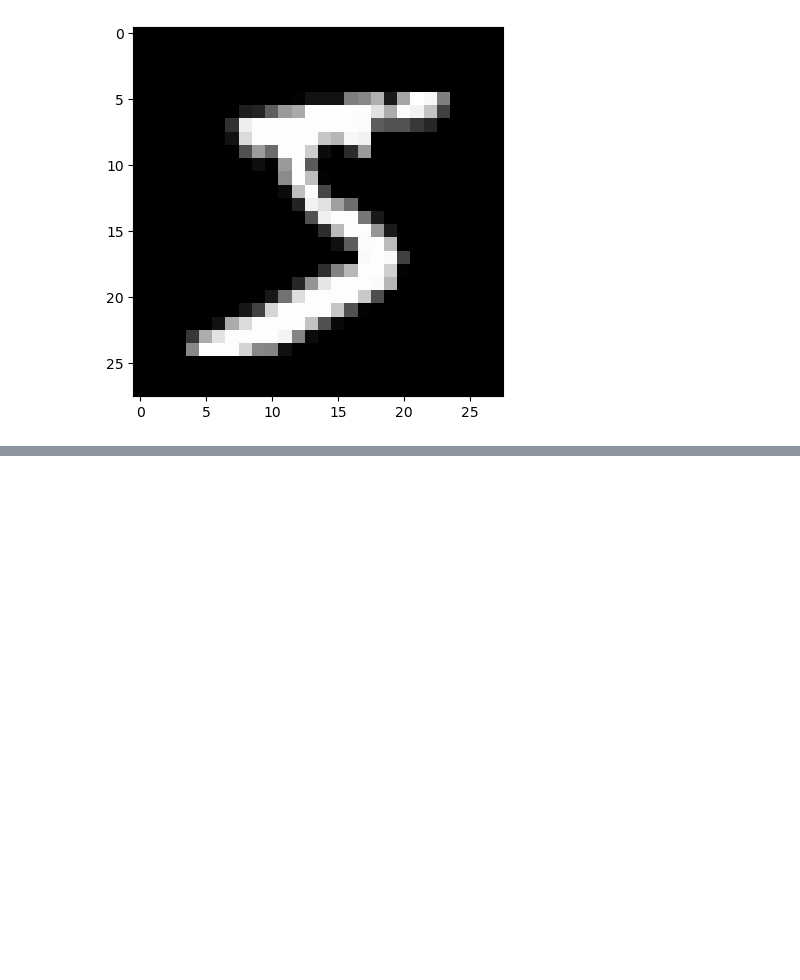
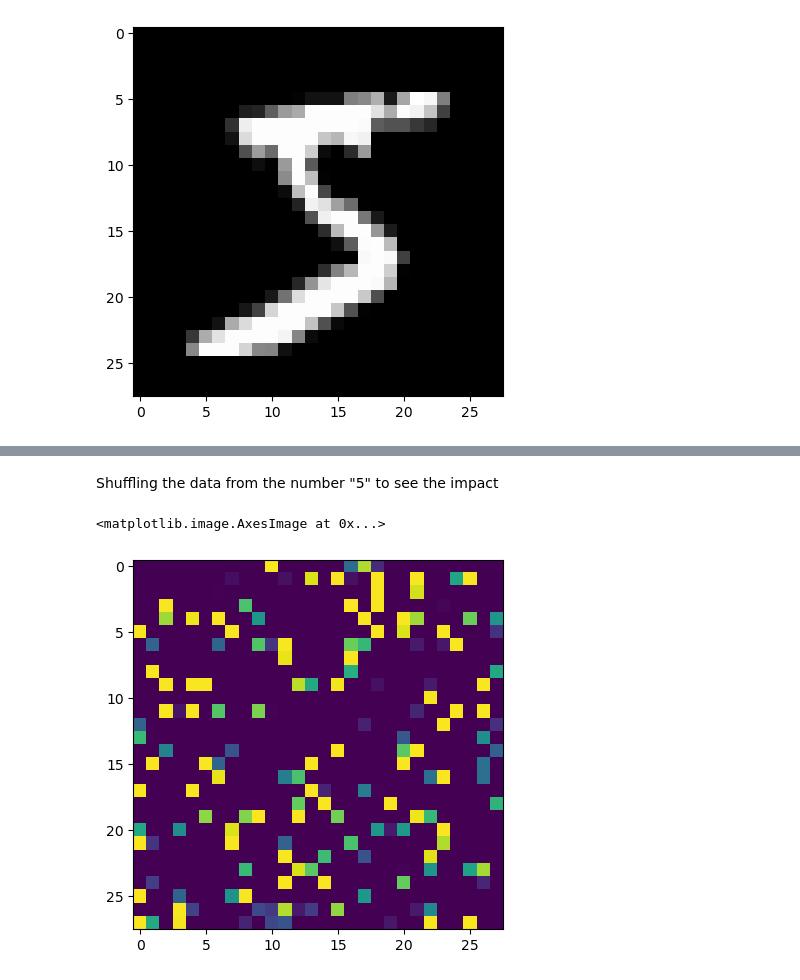
Before and after one commit to Efrazar/Bio-AI-foundations, a Jupyter notebook: Inside_Deep_Learning/03_Convolutional_Neuroal_Networks.ipynb, the cells around one changed output, grey strips where cells are left out. Saved outputs shown, nothing was run; the diff lists cells and outputs as text; code cells hidden in the pictures; blank space fills up the shorter version.

```diff
--- a/Inside_Deep_Learning/03_Convolutional_Neuroal_Networks.ipynb
+++ b/Inside_Deep_Learning/03_Convolutional_Neuroal_Networks.ipynb
@@ -48,0 +67,9 @@ plt.imshow(x_as_color.permute(1,2,0))
+# %% [markdown]
+Shuffling the data from the number "5" to see the impact
+# %%
+random_order = torch.randperm(x_example.shape[1] * x_example.shape[2])
+x_shuffled = x_example.view(-1)[random_order].view(x_example.shape)
+plt.imshow(x_shuffled[0,:])
+# %% [output]
+<matplotlib.image.AxesImage at 0x...>
+[figure, added]
```
Also changed, not shown: parts of 10 cells of this notebook.
